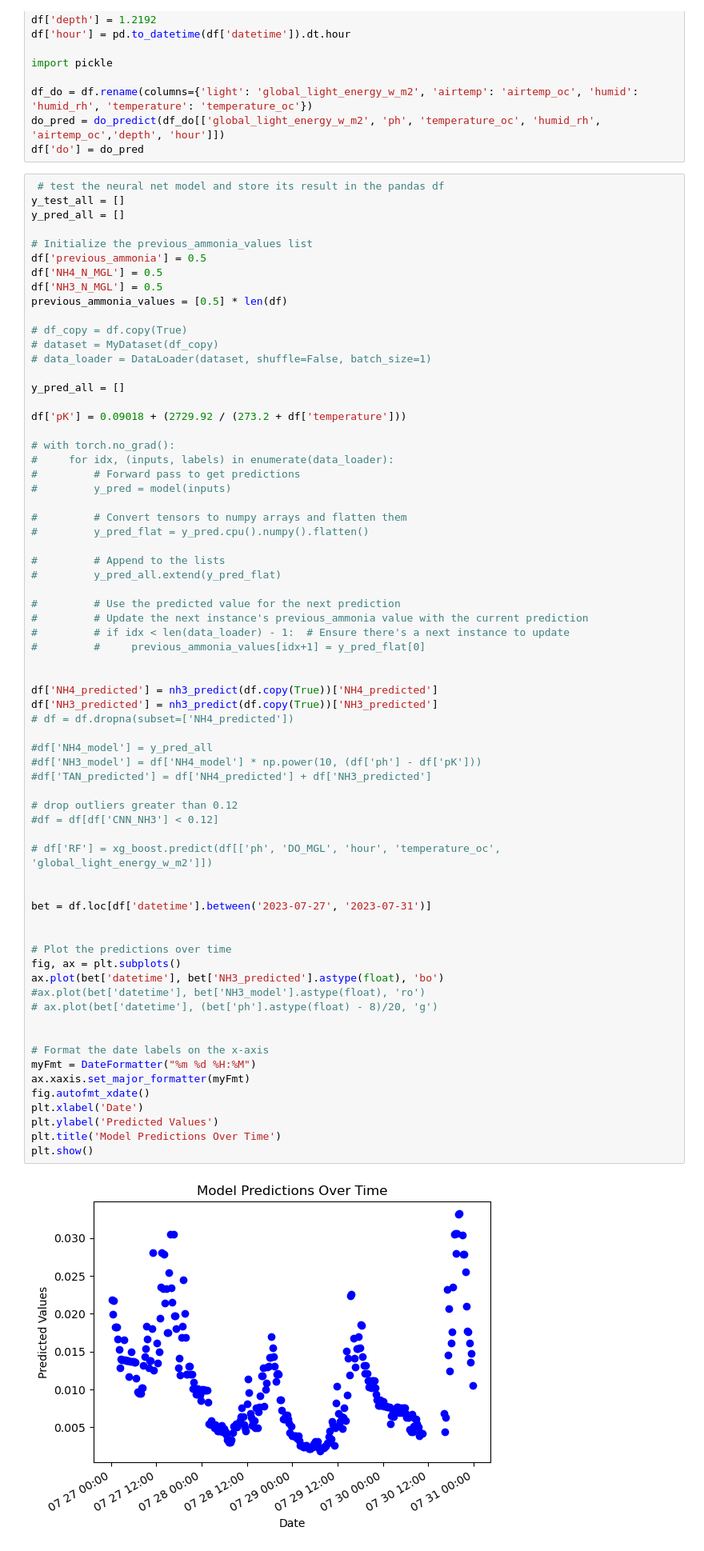
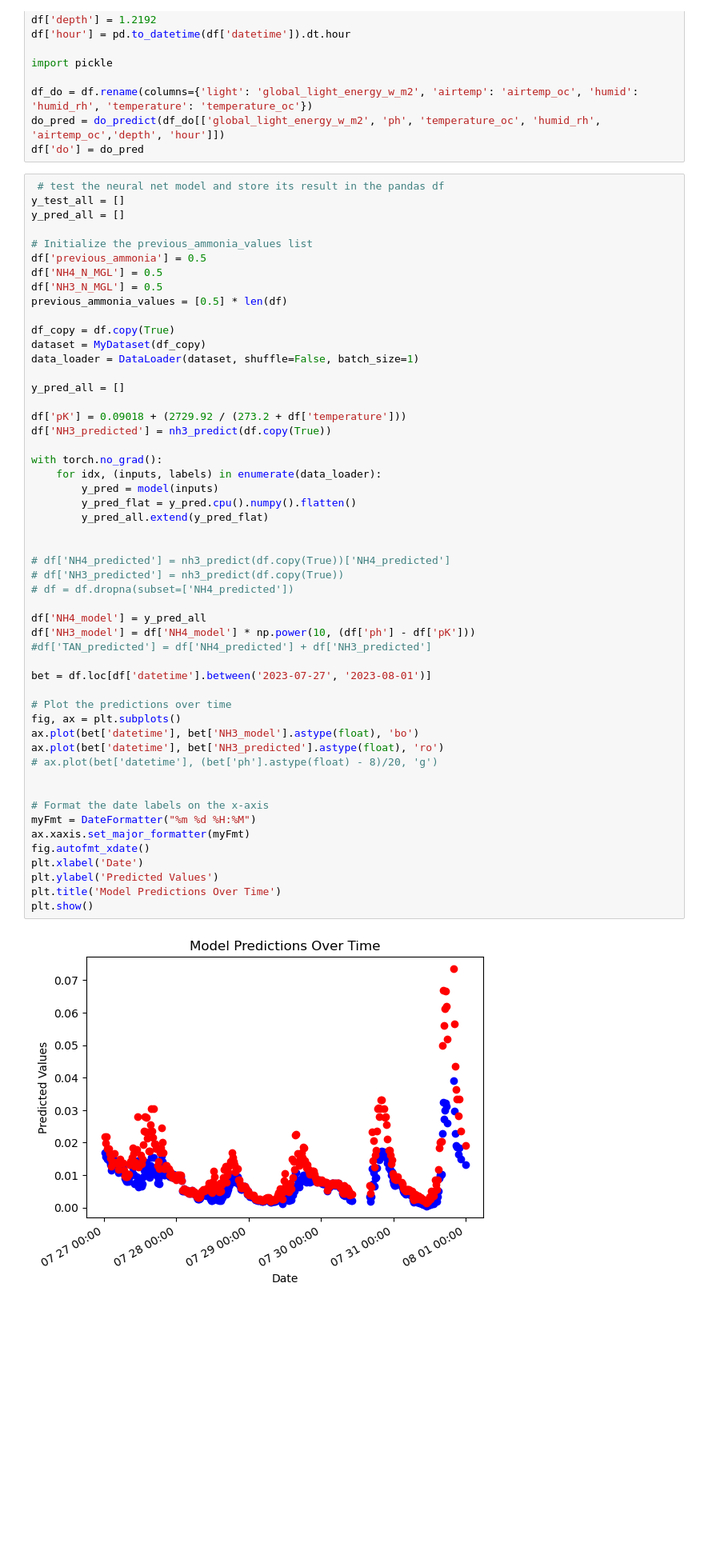
Before and after one commit to NawidT/morefish-ml, a Jupyter notebook: training/nh3_train.ipynb, the cells around one changed output. Shown at 80% size. Cells and saved outputs as stored; diff of their text form; blank space fills up the shorter version.

```diff
--- a/training/nh3_train.ipynb
+++ b/training/nh3_train.ipynb
@@ -608,66 +581,50 @@ df['previous_ammonia'] = 0.5
 df['NH4_N_MGL'] = 0.5
 df['NH3_N_MGL'] = 0.5
 previous_ammonia_values = [0.5] * len(df)
 
-# df_copy = df.copy(True)
-# dataset = MyDataset(df_copy)
-# data_loader = DataLoader(dataset, shuffle=False, batch_size=1)
+df_copy = df.copy(True)
+dataset = MyDataset(df_copy)
+data_loader = DataLoader(dataset, shuffle=False, batch_size=1)
 
 y_pred_all = []
 
 df['pK'] = 0.09018 + (2729.92 / (273.2 + df['temperature']))
+df['NH3_predicted'] = nh3_predict(df.copy(True))
 
-# with torch.no_grad():
-#     for idx, (inputs, labels) in enumerate(data_loader):
-#         # Forward pass to get predictions
-#         y_pred = model(inputs)
-
-#         # Convert tensors to numpy arrays and flatten them
-#         y_pred_flat = y_pred.cpu().numpy().flatten()
-
-#         # Append to the lists
-#         y_pred_all.extend(y_pred_flat)
-
-#         # Use the predicted value for the next prediction
-#         # Update the next instance's previous_ammonia value with the current prediction
-#         # if idx < len(data_loader) - 1:  # Ensure there's a next instance to update
-#         #     previous_ammonia_values[idx+1] = y_pred_flat[0]
+with torch.no_grad():
+    for idx, (inputs, labels) in enumerate(data_loader):
+        y_pred = model(inputs)
+        y_pred_flat = y_pred.cpu().numpy().flatten()
+        y_pred_all.extend(y_pred_flat)
 
 
-df['NH4_predicted'] = nh3_predict(df.copy(True))['NH4_predicted']
-df['NH3_predicted'] = nh3_predict(df.copy(True))['NH3_predicted']
+# df['NH4_predicted'] = nh3_predict(df.copy(True))['NH4_predicted']
+# df['NH3_predicted'] = nh3_predict(df.copy(True))
 # df = df.dropna(subset=['NH4_predicted'])
 
-#df['NH4_model'] = y_pred_all
-#df['NH3_model'] = df['NH4_model'] * np.power(10, (df['ph'] - df['pK']))
+df['NH4_model'] = y_pred_all
+df['NH3_model'] = df['NH4_model'] * np.power(10, (df['ph'] - df['pK']))
 #df['TAN_predicted'] = df['NH4_predicted'] + df['NH3_predicted']
 
-# drop outliers greater than 0.12
-#df = df[df['CNN_NH3'] < 0.12]
-
-# df['RF'] = xg_boost.predict(df[['ph', 'DO_MGL', 'hour', 'temperature_oc', 'global_light_energy_w_m2']])
-
-
-bet = df.loc[df['datetime'].between('2023-07-27', '2023-07-31')]
-
+bet = df.loc[df['datetime'].between('2023-07-27', '2023-08-01')]
 
 # Plot the predictions over time
 fig, ax = plt.subplots()
-ax.plot(bet['datetime'], bet['NH3_predicted'].astype(float), 'bo')
-#ax.plot(bet['datetime'], bet['NH3_model'].astype(float), 'ro')
+ax.plot(bet['datetime'], bet['NH3_model'].astype(float), 'bo')
+ax.plot(bet['datetime'], bet['NH3_predicted'].astype(float), 'ro')
 # ax.plot(bet['datetime'], (bet['ph'].astype(float) - 8)/20, 'g')
 
 
 # Format the date labels on the x-axis
 myFmt = DateFormatter("%m %d %H:%M")
 ax.xaxis.set_major_formatter(myFmt)
 fig.autofmt_xdate()
 plt.xlabel('Date')
 plt.ylabel('Predicted Values')
 plt.title('Model Predictions Over Time')
 plt.show()
 # %% [output]
-[figure, old version]
+[figure, new version]
 # %%
 torch.save(model.state_dict(), './weights/nh3_cnn1d_4-16-8-1.pth')
 # %% [markdown]
```
Also changed, not shown: parts of 6 cells of this notebook, 1 other file.
